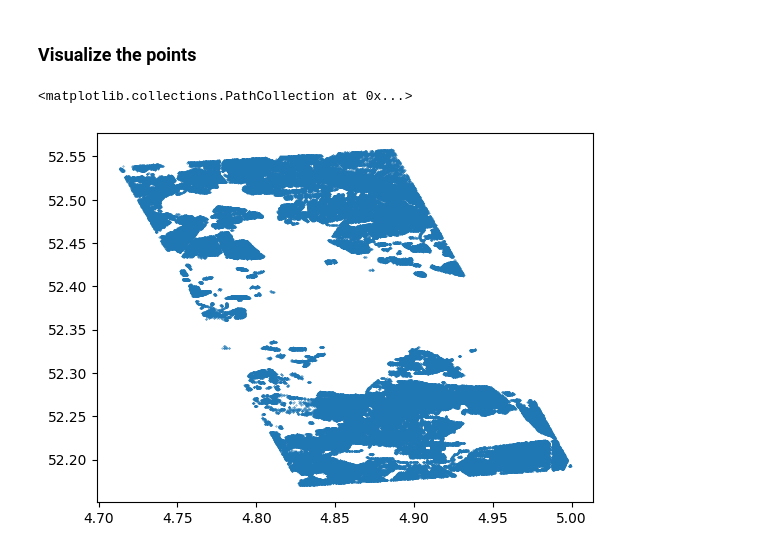
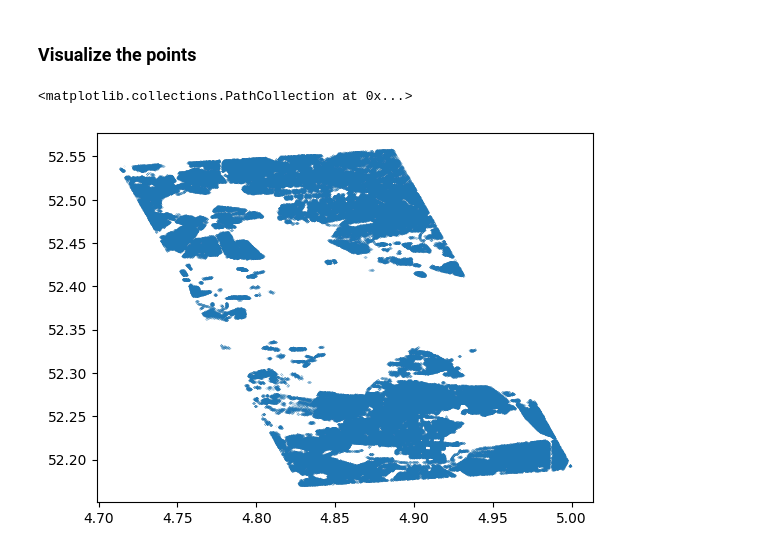
Before and after one commit to TUDelftGeodesy/stmtools, a Jupyter notebook: examples/demo_stm_spider.ipynb, the cells around one changed output. Drawn from its saved outputs; the diff is of its cells as text; code cells hidden in the pictures.

```diff
--- a/examples/demo_stm_spider.ipynb
+++ b/examples/demo_stm_spider.ipynb
@@ -338,7 +338,7 @@ Data variables:
 # %%
 from matplotlib import pyplot as plt
 fig, ax = plt.subplots()
-plt.scatter(stm_demo_subset.lon.data, stm_demo_subset.lat.data, s=0.1)
+plt.scatter(stm_demo_subset.lon.data, stm_demo_subset.lat.data, s=0.005)
 # %% [output]
 <matplotlib.collections.PathCollection at 0x...>
-[figure, old version]
+[figure, new version]
```
Also changed, not shown: parts of 10 cells of this notebook.
